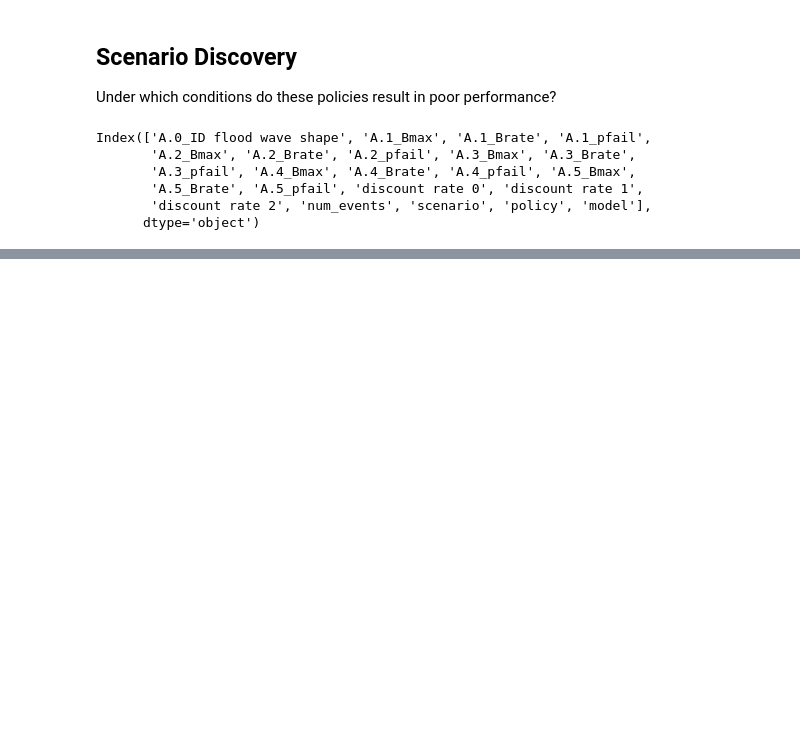
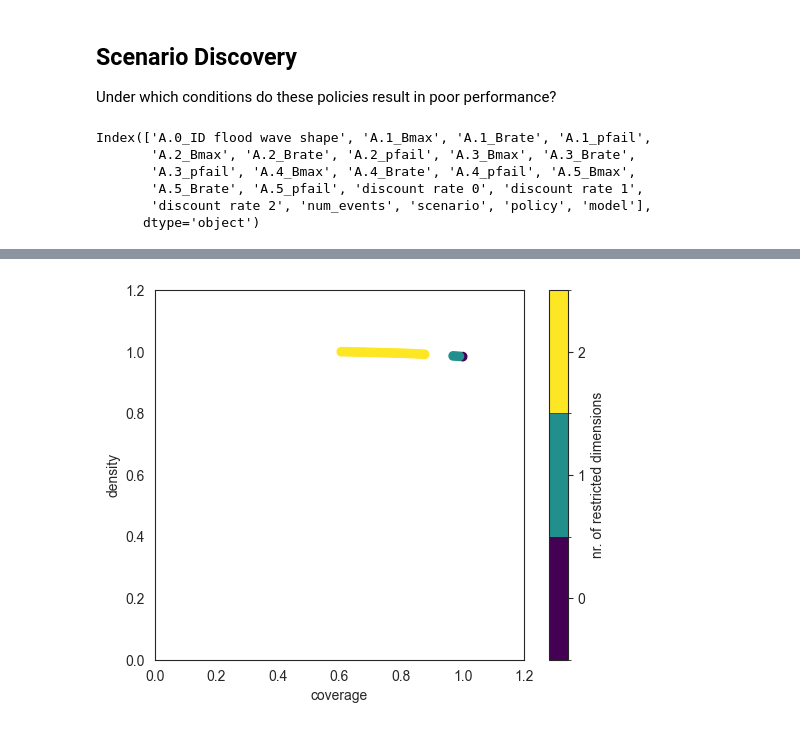
Before and after one commit to BabylonVampyre/MBDM_model_Delata_comission_2024, a Jupyter notebook: final assignment/Robustness_Evaluation.ipynb, the cells around one changed output, grey strips where cells are left out. Saved outputs shown, nothing was run; the diff lists cells and outputs as text; code cells hidden in the pictures; blank space fills up the shorter version.

```diff
--- a/final assignment/Robustness_Evaluation.ipynb
+++ b/final assignment/Robustness_Evaluation.ipynb
@@ -314,5 +335,5 @@ Index(['A.0_ID flood wave shape', 'A.1_Bmax', 'A.1_Brate', 'A.1_pfail',
        'discount rate 2', 'num_events', 'scenario', 'policy', 'model'],
       dtype='object')
 # %%
-prim_alg = prim.Prim(x, y, threshold=0.8)
+prim_alg = prim.Prim(x, y, threshold=0.8,peel_alpha=0.1)
 box = prim_alg.find_box()
@@ -351,0 +340,7 @@ dimensional_stacking.create_pivot_plot(x, y)
+# %%
+import matplotlib.pyplot as plt
+box.show_tradeoff(annotated=False)
+plt.savefig('prim_policies/PRIM_coverage_density_tradeoff_not_annotated.png',bbox_inches='tight')
+plt.show()
+# %% [output]
+[figure, added]
```
Also changed, not shown: parts of 42 cells of this notebook, 21 other files.
